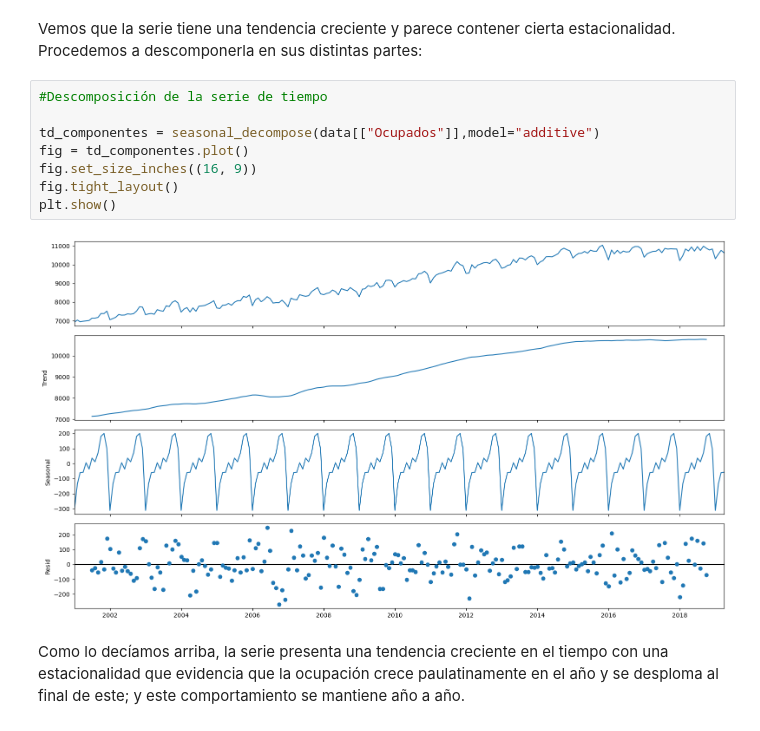
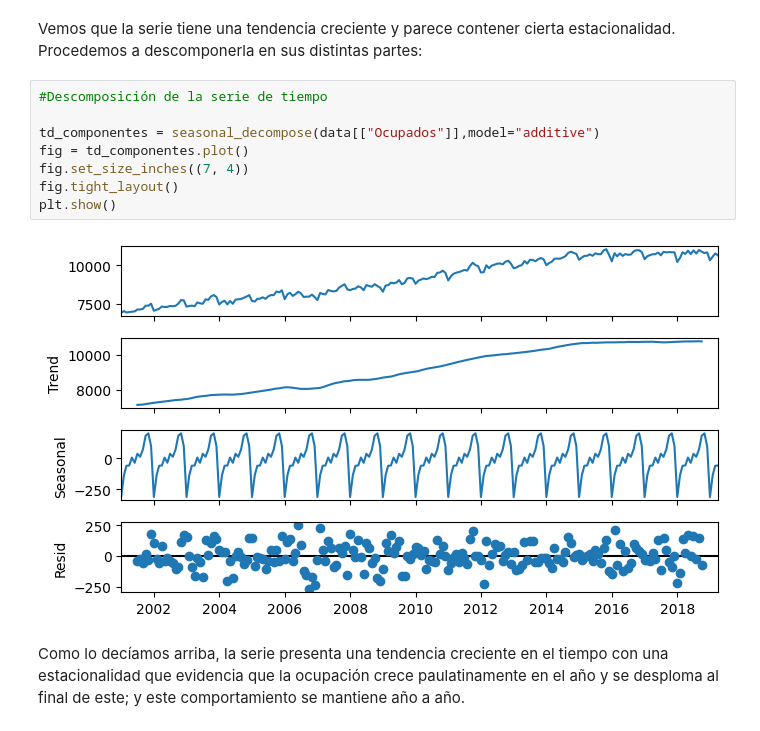
Before and after one commit to guzmanjs/MCD, a Jupyter notebook: Semestre 2/Fundamentos Analitica II/Ejercicios en clase/taller1_fundamentos_de_analitica2.ipynb, the cells around one changed output. Saved outputs shown, nothing was run; the diff lists cells and outputs as text.

```diff
--- a/Semestre 2/Fundamentos Analitica II/Ejercicios en clase/taller1_fundamentos_de_analitica2.ipynb
+++ b/Semestre 2/Fundamentos Analitica II/Ejercicios en clase/taller1_fundamentos_de_analitica2.ipynb
@@ -57,13 +57,13 @@ Vemos que la serie tiene una tendencia creciente y parece contener cierta estaci
 # %%
 #Descomposición de la serie de tiempo
 
 td_componentes = seasonal_decompose(data[["Ocupados"]],model="additive")
 fig = td_componentes.plot()
-fig.set_size_inches((16, 9))
+fig.set_size_inches((7, 4))
 fig.tight_layout()
 plt.show()
 # %% [output]
-[figure, old version]
+[figure, new version]
 # %% [markdown]
 Como lo decíamos arriba, la serie presenta una tendencia creciente en el tiempo con una estacionalidad que evidencia que la ocupación crece paulatinamente en el año y se desploma al final de este; y este comportamiento se mantiene año a año.
 # %%
```
Also changed, not shown: parts of 37 cells of this notebook.
